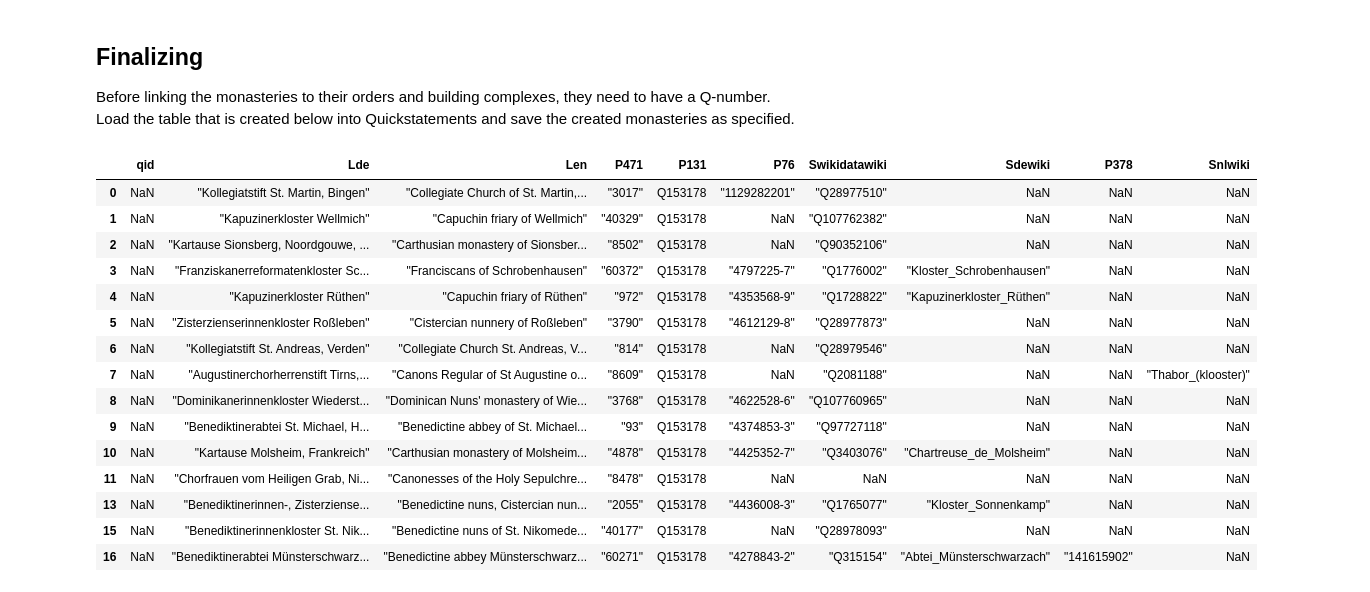
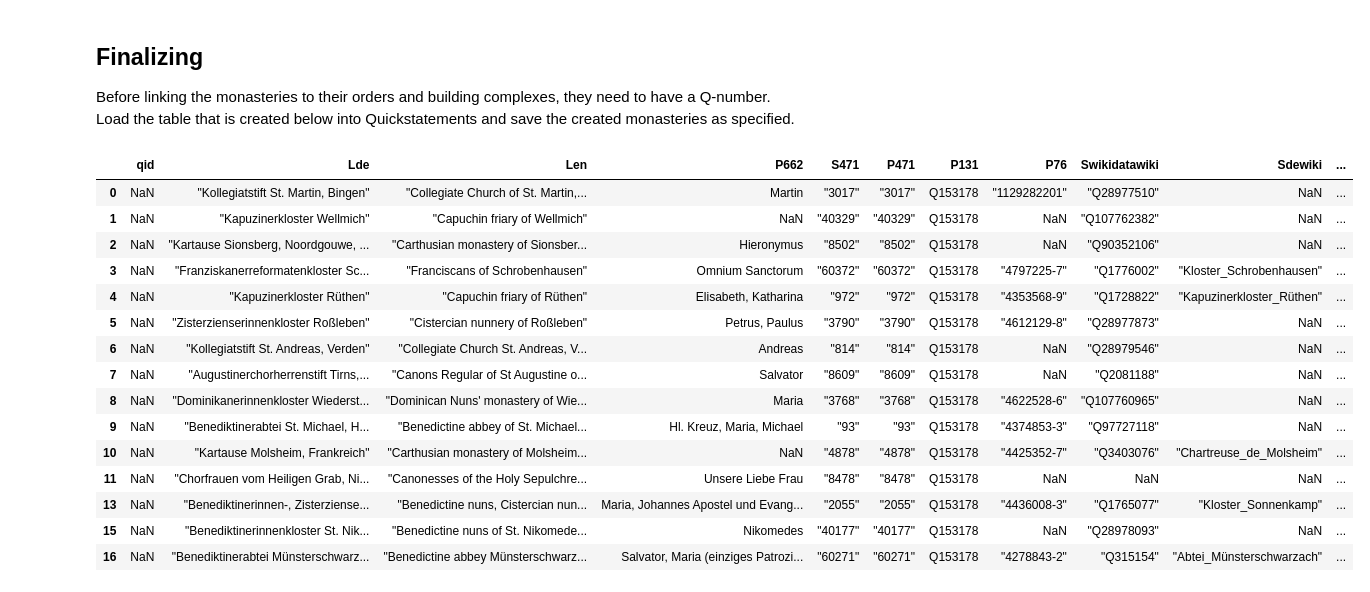
Before and after one commit to Germania-Sacra/DomVoc, a Jupyter notebook: 2 - Monasteries.ipynb, the cells around one changed output. Cells and saved outputs as stored; diff of their text form; code cells hidden in the pictures.

Commit message:
Add Information on Patrocinium

```diff
--- a/2 - Monasteries.ipynb
+++ b/2 - Monasteries.ipynb
@@ -33,7 +33,7 @@ The next cell prepares the datasets for the workflow. First, the table `gs_monas
 # Filter for monasteries online
 monasteries_online = dataframes["gs_monastery"][dataframes["gs_monastery"]["status"] == "Online"]
 # Drop irrelevant columns
-prepared_df = monasteries_online[["id_gsn", "monastery_name"]]
+prepared_df = monasteries_online[["id_gsn", "monastery_name", "patrocinium"]]
 prepared_df = prepared_df[~prepared_df["id_gsn"].isin(dataframes["monasteries_in_factgrid"]["KlosterdatenbankID"])]
 prepared_df
 # %% [output]
@@ -80,7 +80,7 @@ prepared_df
 # %% [markdown]
 As the religious communities should also have an english label, the monastery name is automatically translated. The file `translated.csv` that has been created by notebook 1a - Translation can be reused for this. This means, that if you already ran Notebooks 1 - Building Complexes and 1a - translation completely, you don't have to do anything exept running this notebook to create the monasteries.
 # %%
-prepared_df = pd.merge(prepared_df, dataframes["translated"], how="left", left_on="Lde", right_on="monastery_Lde")[["id_gsn", "monastery_name", "Lde", "monastery_Len"]].drop_duplicates().rename(columns={"monastery_Len":"Len"})
+prepared_df = pd.merge(prepared_df, dataframes["translated"], how="left", left_on="Lde", right_on="monastery_Lde")[["id_gsn", "monastery_name", "Lde", "monastery_Len", "patrocinium"]].drop_duplicates().rename(columns={"monastery_Len":"Len"})
 prepared_df["Lde"] = prepared_df["Lde"].apply(lambda x: f'\"{x}\"')
 prepared_df["Len"] = prepared_df["Len"].apply(lambda x: f'\"{x}\"')
 prepared_df.drop_duplicates(subset="id_gsn", inplace=True)
@@ -104,0 +108,4 @@ prepared_df
+# %%
+prepared_df["P662"] = prepared_df["patrocinium"]
+prepared_df["S471"] = prepared_df["id_gsn"].apply(lambda x: f'\"{x}\"')
+prepared_df
@@ -162,27 +186,27 @@ prepared_df
 Before linking the monasteries to their orders and building complexes, they need to have a Q-number. Load the table that is created below into Quickstatements and save the created monasteries as specified.
 # %%
 from helper_functions import df_to_qs_v1
-monastery_upload = prepared_df.drop(columns=["id_gsn", "monastery_name"])
+monastery_upload = prepared_df.drop(columns=["id_gsn", "monastery_name", "patrocinium"])
 monastery_upload.insert(0, "qid", np.nan)
 monastery_upload.to_excel("data/results/monasteries/import_monasteries.xlsx")
 monastery_upload.to_csv("data/results/monasteries/import_monasteries.csv")
 with open("data/results/monasteries/import_monasteries.tsv", "w") as file:
     file.write(df_to_qs_v1(monastery_upload))
 monastery_upload
 # %% [output]
-|  | qid | Lde | Len | P471 | P131 | P76 | Swikidatawiki | Sdewiki | P378 | Snlwiki |
-| 0 | NaN | "Kollegiatstift St. Martin, Bingen" | "Collegiate Church of St. Martin,... | "3017" | Q153178 | "1129282201" | "Q28977510" | NaN | NaN | NaN |
-| 1 | NaN | "Kapuzinerkloster Wellmich" | "Capuchin friary of Wellmich" | "40329" | Q153178 | NaN | "Q107762382" | NaN | NaN | NaN |
-| 2 | NaN | "Kartause Sionsberg, Noordgouwe, ... | "Carthusian monastery of Sionsber... | "8502" | Q153178 | NaN | "Q90352106" | NaN | NaN | NaN |
-| 3 | NaN | "Franziskanerreformatenkloster Sc... | "Franciscans of Schrobenhausen" | "60372" | Q153178 | "4797225-7" | "Q1776002" | "Kloster_Schrobenhausen" | NaN | NaN |
-| 4 | NaN | "Kapuzinerkloster Rüthen" | "Capuchin friary of Rüthen" | "972" | Q153178 | "4353568-9" | "Q1728822" | "Kapuzinerkloster_Rüthen" | NaN | NaN |
-| 5 | NaN | "Zisterzienserinnenkloster Roßleben" | "Cistercian nunnery of Roßleben" | "3790" | Q153178 | "4612129-8" | "Q28977873" | NaN | NaN | NaN |
-| 6 | NaN | "Kollegiatstift St. Andreas, Verden" | "Collegiate Church St. Andreas, V... | "814" | Q153178 | NaN | "Q28979546" | NaN | NaN | NaN |
-| 7 | NaN | "Augustinerchorherrenstift Tirns,... | "Canons Regular of St Augustine o... | "8609" | Q153178 | NaN | "Q2081188" | NaN | NaN | "Thabor_(klooster)" |
-| 8 | NaN | "Dominikanerinnenkloster Wiederst... | "Dominican Nuns' monastery of Wie... | "3768" | Q153178 | "4622528-6" | "Q107760965" | NaN | NaN | NaN |
-| 9 | NaN | "Benediktinerabtei St. Michael, H... | "Benedictine abbey of St. Michael... | "93" | Q153178 | "4374853-3" | "Q97727118" | NaN | NaN | NaN |
-| 10 | NaN | "Kartause Molsheim, Frankreich" | "Carthusian monastery of Molsheim... | "4878" | Q153178 | "4425352-7" | "Q3403076" | "Chartreuse_de_Molsheim" | NaN | NaN |
-| 11 | NaN | "Chorfrauen vom Heiligen Grab, Ni... | "Canonesses of the Holy Sepulchre... | "8478" | Q153178 | NaN | NaN | NaN | NaN | NaN |
-| 13 | NaN | "Benediktinerinnen-, Zisterziense... | "Benedictine nuns, Cistercian nun... | "2055" | Q153178 | "4436008-3" | "Q1765077" | "Kloster_Sonnenkamp" | NaN | NaN |
-| 15 | NaN | "Benediktinerinnenkloster St. Nik... | "Benedictine nuns of St. Nikomede... | "40177" | Q153178 | NaN | "Q28978093" | NaN | NaN | NaN |
-| 16 | NaN | "Benediktinerabtei Münsterschwarz... | "Benedictine abbey Münsterschwarz... | "60271" | Q153178 | "4278843-2" | "Q315154" | "Abtei_Münsterschwarzach" | "141615902" | NaN |
+|  | qid | Lde | Len | P662 | S471 | P471 | P131 | P76 | Swikidatawiki | Sdewiki | ... |
+| 0 | NaN | "Kollegiatstift St. Martin, Bingen" | "Collegiate Church of St. Martin,... | Martin | "3017" | "3017" | Q153178 | "1129282201" | "Q28977510" | NaN | ... |
+| 1 | NaN | "Kapuzinerkloster Wellmich" | "Capuchin friary of Wellmich" | NaN | "40329" | "40329" | Q153178 | NaN | "Q107762382" | NaN | ... |
+| 2 | NaN | "Kartause Sionsberg, Noordgouwe, ... | "Carthusian monastery of Sionsber... | Hieronymus | "8502" | "8502" | Q153178 | NaN | "Q90352106" | NaN | ... |
+| 3 | NaN | "Franziskanerreformatenkloster Sc... | "Franciscans of Schrobenhausen" | Omnium Sanctorum | "60372" | "60372" | Q153178 | "4797225-7" | "Q1776002" | "Kloster_Schrobenhausen" | ... |
+| 4 | NaN | "Kapuzinerkloster Rüthen" | "Capuchin friary of Rüthen" | Elisabeth, Katharina | "972" | "972" | Q153178 | "4353568-9" | "Q1728822" | "Kapuzinerkloster_Rüthen" | ... |
+| 5 | NaN | "Zisterzienserinnenkloster Roßleben" | "Cistercian nunnery of Roßleben" | Petrus, Paulus | "3790" | "3790" | Q153178 | "4612129-8" | "Q28977873" | NaN | ... |
+| 6 | NaN | "Kollegiatstift St. Andreas, Verden" | "Collegiate Church St. Andreas, V... | Andreas | "814" | "814" | Q153178 | NaN | "Q28979546" | NaN | ... |
+| 7 | NaN | "Augustinerchorherrenstift Tirns,... | "Canons Regular of St Augustine o... | Salvator | "8609" | "8609" | Q153178 | NaN | "Q2081188" | NaN | ... |
+| 8 | NaN | "Dominikanerinnenkloster Wiederst... | "Dominican Nuns' monastery of Wie... | Maria | "3768" | "3768" | Q153178 | "4622528-6" | "Q107760965" | NaN | ... |
+| 9 | NaN | "Benediktinerabtei St. Michael, H... | "Benedictine abbey of St. Michael... | Hl. Kreuz, Maria, Michael | "93" | "93" | Q153178 | "4374853-3" | "Q97727118" | NaN | ... |
+| 10 | NaN | "Kartause Molsheim, Frankreich" | "Carthusian monastery of Molsheim... | NaN | "4878" | "4878" | Q153178 | "4425352-7" | "Q3403076" | "Chartreuse_de_Molsheim" | ... |
+| 11 | NaN | "Chorfrauen vom Heiligen Grab, Ni... | "Canonesses of the Holy Sepulchre... | Unsere Liebe Frau | "8478" | "8478" | Q153178 | NaN | NaN | NaN | ... |
+| 13 | NaN | "Benediktinerinnen-, Zisterziense... | "Benedictine nuns, Cistercian nun... | Maria, Johannes Apostel und Evang... | "2055" | "2055" | Q153178 | "4436008-3" | "Q1765077" | "Kloster_Sonnenkamp" | ... |
+| 15 | NaN | "Benediktinerinnenkloster St. Nik... | "Benedictine nuns of St. Nikomede... | Nikomedes | "40177" | "40177" | Q153178 | NaN | "Q28978093" | NaN | ... |
+| 16 | NaN | "Benediktinerabtei Münsterschwarz... | "Benedictine abbey Münsterschwarz... | Salvator, Maria (einziges Patrozi... | "60271" | "60271" | Q153178 | "4278843-2" | "Q315154" | "Abtei_Münsterschwarzach" | ... |
```
Also changed, not shown: parts of 7 cells of this notebook.
